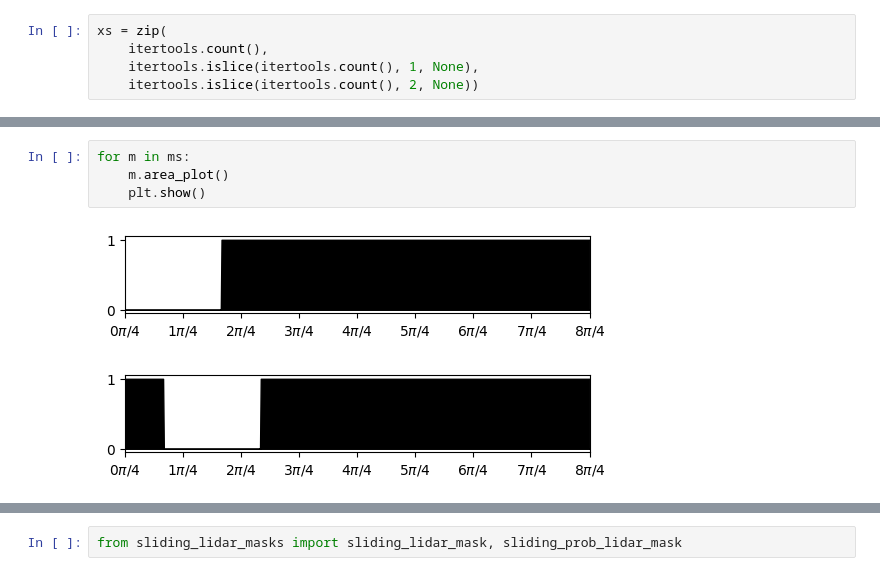
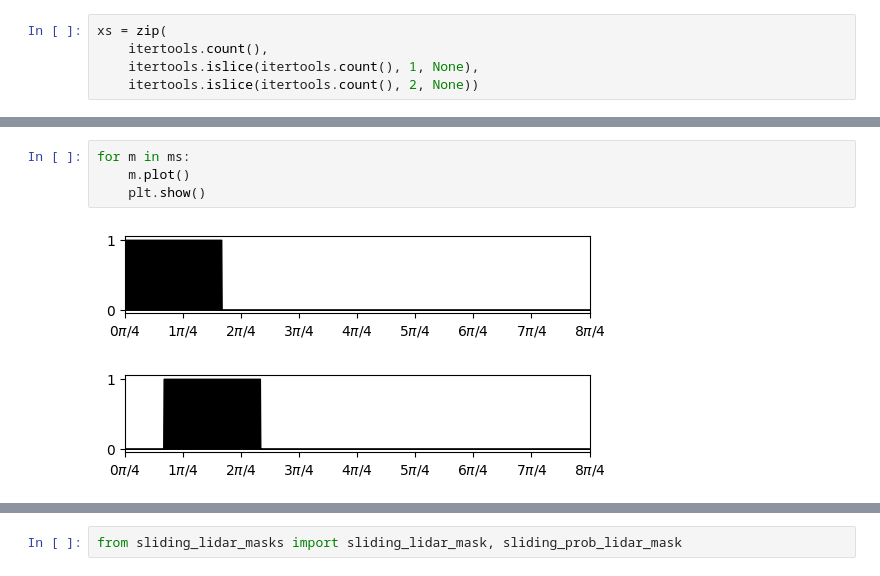
Before and after one commit to twright/Turtlebot-Sim, a Jupyter notebook: notebooks/Lidar Masking Examples.ipynb, the cells around one changed output, grey strips where cells are left out. Drawn from its saved outputs; the diff is of its cells as text.

```diff
--- a/notebooks/Lidar Masking Examples.ipynb
+++ b/notebooks/Lidar Masking Examples.ipynb
@@ -93,7 +113,7 @@ xs = zip(
 # %%
 for m in ms:
-    m.area_plot()
+    m.plot()
     plt.show()
 # %% [output]
-[figure, old version]
+[figure, new version]
-[figure, old version]
+[figure, new version]
```
Also changed, not shown: parts of 9 cells of this notebook, 2 other files.
